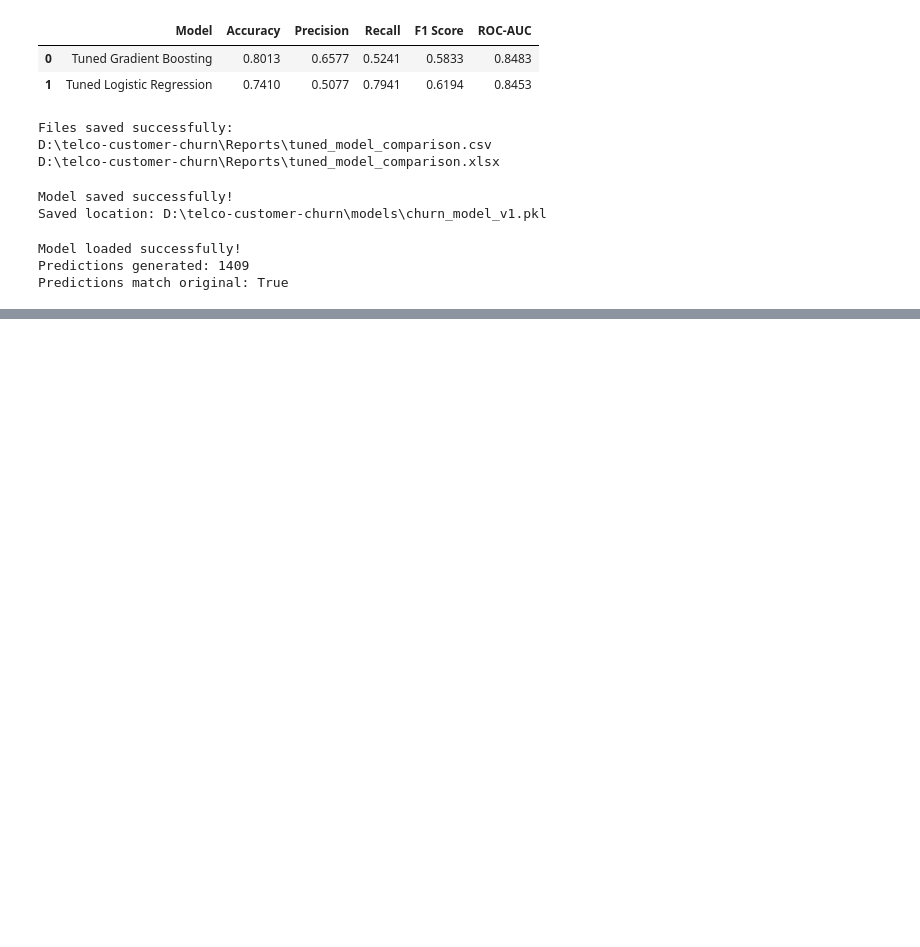
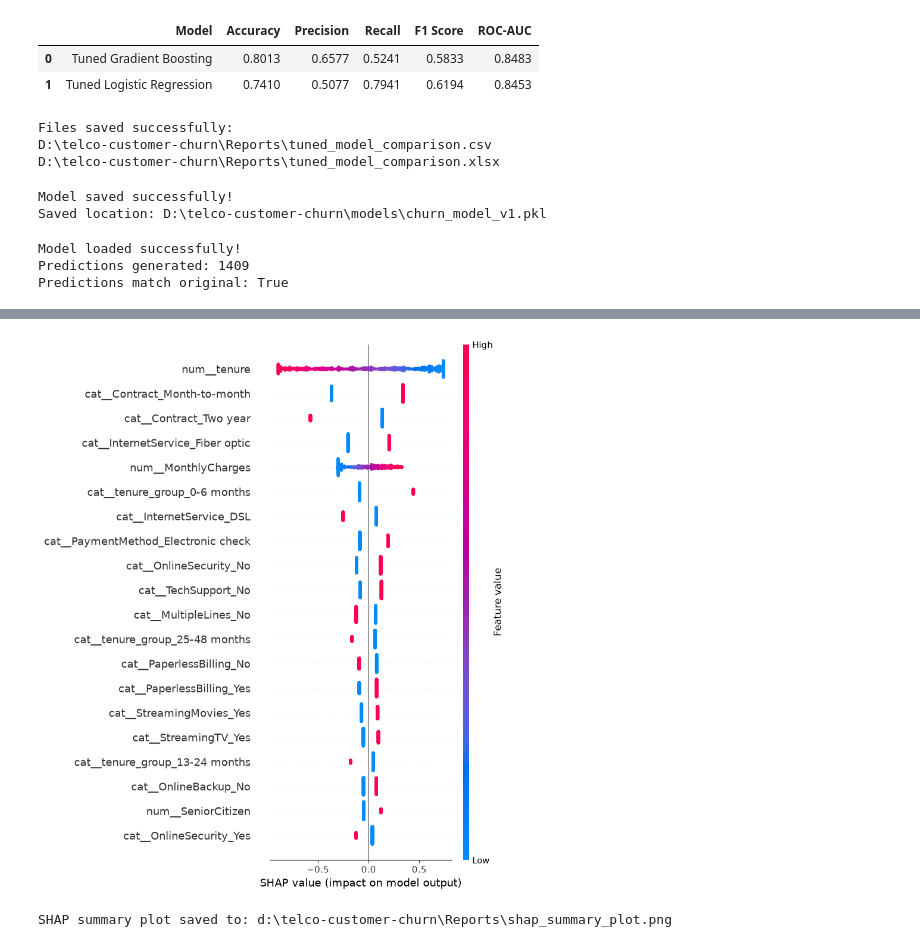
Before and after one commit to AnujYadav-ds/telco-customer-churn, a Jupyter notebook: Notebooks/03_modeling.ipynb, the cells around one changed output, grey strips where cells are left out. Drawn from its saved outputs; the diff is of its cells as text; code cells hidden in the pictures; blank space fills up the shorter version.

```diff
--- a/Notebooks/03_modeling.ipynb
+++ b/Notebooks/03_modeling.ipynb
@@ -941,0 +1050,19 @@ Predictions match original: True
+# %%
+
+from pathlib import Path
+import matplotlib.pyplot as plt
+
+reports_dir = project_root / "Reports"
+reports_dir.mkdir(parents=True, exist_ok=True)
+
+summary_path = reports_dir / "shap_summary_plot.png"
+
+shap.summary_plot(shap_values, X_shap, show=False)
+plt.tight_layout()
+plt.savefig(summary_path, dpi=300, bbox_inches="tight")
+plt.show()
+
+print("SHAP summary plot saved to:", summary_path)
+# %% [output]
+[figure, added]
+SHAP summary plot saved to: d:\telco-customer-churn\Reports\shap_summary_plot.png
```
Also changed, not shown: parts of 5 cells of this notebook, 6 other files.
